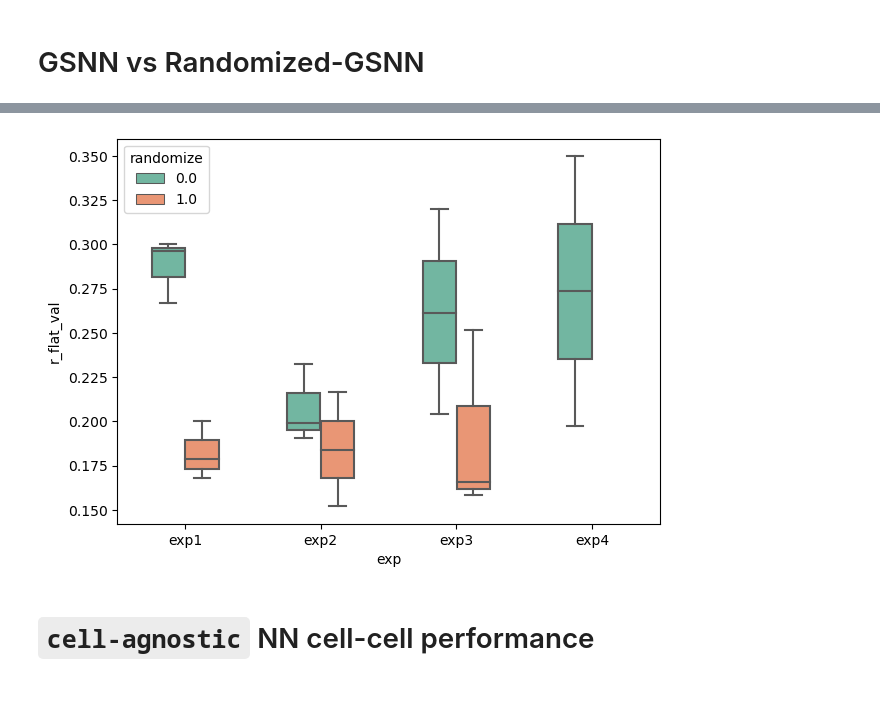
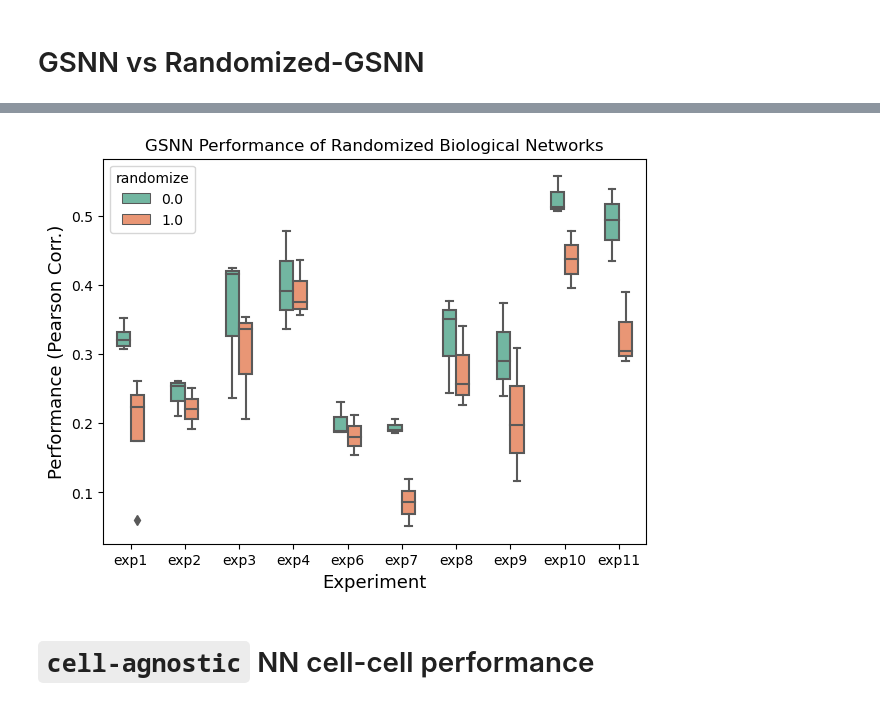
Before and after one commit to nathanieljevans/GSNN, a Jupyter notebook: notebooks/results_figures.ipynb, the cells around one changed output, grey strips where cells are left out. Cells and saved outputs as stored; diff of their text form; code cells hidden in the pictures.

```diff
--- a/notebooks/results_figures.ipynb
+++ b/notebooks/results_figures.ipynb
@@ -42,9 +34,10 @@ Index(['batch', 'cell_agnostic', 'channels', 'crit', 'data', 'device',
 # %%
 # metric which will choose "best" model (by max value)
-metric = 'r_cell_test' ##'mse_test' #'r2_test' # 'r_flat_test'
-lower_is_better = True
+metric = 'r_flat_val' #'r_cell_val' ##'mse_val' #'r2_val' # 'r_flat_val'
+lower_is_better = False
 # %%
-bres = res.sort_values(metric, ascending=lower_is_better).drop_duplicates(['EXP_ID', 'model', 'randomize', 'cell_agnostic'])
+bres = res[lambda x: ~x[metric].isna()].sort_values(metric, ascending=lower_is_better).drop_duplicates(['EXP_ID', 'model', 'randomize', 'cell_agnostic'])
+
 bres.head()
 # %% [output]
 |  | batch | cell_agnostic | channels | crit | data | device | dropout | epochs | gnn | ignore_cuda | ... |
@@ -56,0 +72,3 @@ bres.head()
+# %%
+order = [x for x in ['exp' + str(i) for i in range(12)] if x in bres.exp.unique()]
+order
@@ -62,0 +229,19 @@ Each experiment creates a unique biological input graph based on the chosen path
+# %%
+fontsize=13
+
+f,axes = plt.subplots(2,1, figsize=(10,8), sharex=True)
+g = sbn.boxplot(ax=axes.flat[0], x='exp', y='r_flat_test', hue='model2', data=bres[lambda x: (x.cell_agnostic.values == 0) & (x.randomize.values == 0.)], order=order, width=0.5, orient='v', palette=sbn.color_palette("Set2"))
+g.legend(loc='right', bbox_to_anchor=(1.15, -0.1), ncol=1)
+axes.flat[0].set_xlabel(None)
+axes.flat[0].set_ylabel('Performance (pearson)', fontsize=fontsize)
+axes.flat[0].set_title('General Performance')
+
+f = plt.figure(figsize=(10,5))
+g = sbn.boxplot(ax=axes.flat[1], x='exp', y='r_cell_test', hue='model2', data=bres[lambda x: (x.cell_agnostic.values == 0) & (x.randomize.values == 0.)], order=order, width=0.5, orient='v', palette=sbn.color_palette("Set2"))
+axes.flat[1].get_legend().set_visible(False)
+axes.flat[1].set_ylabel('Performance (pearson)', fontsize=fontsize)
+axes.flat[1].set_xlabel('Experiment (unique biological networks and data subsets)', fontsize=fontsize)
+axes.flat[1].set_title('Cell-to-Cell Performance (Drug & Dose regressed out)')
+
+plt.tight_layout()
+plt.show()
@@ -73,9 +305,12 @@ plt.show()
 # %%
 plt.figure(figsize=(7,5))
-g = sbn.boxplot(x='exp', y='r_flat_val', hue='randomize', data=bres[lambda x: (x.cell_agnostic.values == 0) & (x.model == 'gsnn')], order=order, width=0.5, orient='v', palette=sbn.color_palette("Set2"))
+g = sbn.boxplot(x='exp', y='r_flat_test', hue='randomize', data=bres[lambda x: (x.cell_agnostic.values == 0) & (x.model == 'gsnn')], order=order, width=0.5, orient='v', palette=sbn.color_palette("Set2"))
+plt.xlabel('Experiment', fontsize=fontsize)
+plt.ylabel('Performance (Pearson Corr.)', fontsize=fontsize)
+plt.title('GSNN Performance of Randomized Biological Networks')
 plt.show()
 # %% [output]
-[figure, old version]
+[figure, new version]
 # %% [markdown]
 # `cell-agnostic` NN cell-cell performance
 # %%
```
Also changed, not shown: parts of 31 cells of this notebook, 16 other files.
